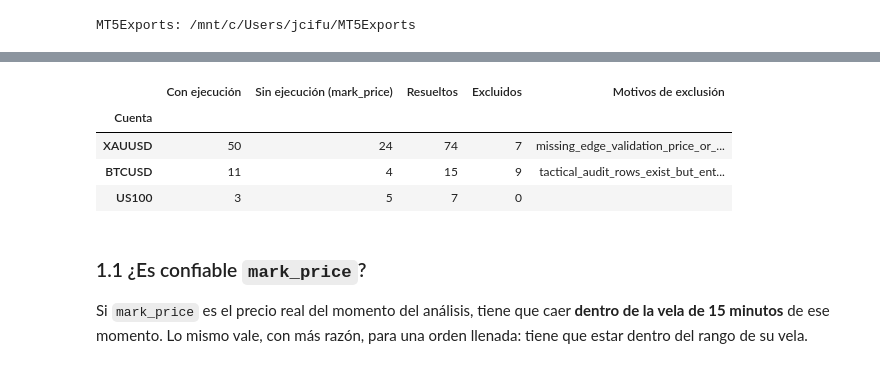
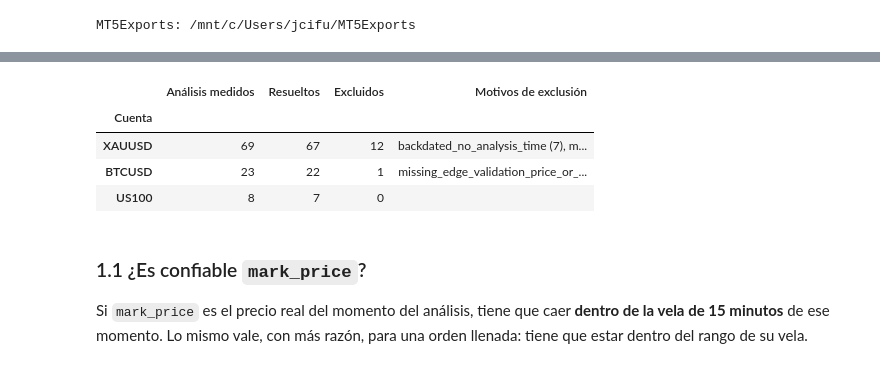
Before and after one commit to Jorgepyth/blast_master, a Jupyter notebook: jupyter/p2_edge_evaluation.ipynb, the cells around one changed output, grey strips where cells are left out. Cells and saved outputs as stored; diff of their text form; code cells hidden in the pictures.

```diff
--- a/jupyter/p2_edge_evaluation.ipynb
+++ b/jupyter/p2_edge_evaluation.ipynb
@@ -120,29 +138,30 @@ Además se validó `mark_price`, el precio que anotás al terminar un análisis.
 # %%
-# Carga de datos: una fila por análisis con niveles, más sus velas en el momento exacto del análisis.
-def cargar(nombre):
+# Carga de datos: una fila por análisis con niveles, medido en el momento del análisis
+# (created_at − 15 min) y solo con velas ya cerradas en ese momento (§1.3).
+def cargar(nombre, anchor_mode=ANCHOR_MODE_ANALYSIS, proveedor=CsvOHLCProvider, **kw):
     db, carpeta = CUENTAS[nombre]
-    prov = load_ohlc_provider_from_csv(os.path.join(MT5, carpeta))
-    rows, excl = assemble_p2_systematic_rows(open_readonly_session(db), prov, include_no_execution=True)
+    prov = proveedor(os.path.join(MT5, carpeta))
+    rows, excl = assemble_p2_systematic_rows(open_readonly_session(db), prov, include_no_execution=True,
+                                             anchor_mode=anchor_mode, **kw)
     return prov, rows, excl
 
 DATA = {n: cargar(n) for n in CUENTAS}
 resumen = []
 for n, (prov, rows, excl) in DATA.items():
     resumen.append({
         "Cuenta": n,
-        "Con ejecución": sum(r.timestamp_source == "tactical_audit" for r in rows),
-        "Sin ejecución (mark_price)": sum(r.timestamp_source == "mark_price" for r in rows),
+        "Análisis medidos": len(rows),
         "Resueltos": sum(not r.ground_truth_incompleto for r in rows),
         "Excluidos": len(excl),
         "Motivos de exclusión": ", ".join(f"{k} ({v})" for k, v in Counter(e.reason for e in excl).most_common()),
     })
 pd.DataFrame(resumen).set_index("Cuenta")
 # %% [output]
-|  | Con ejecución | Sin ejecución (mark_price) | Resueltos | Excluidos | Motivos de exclusión |
-| Cuenta |  |  |  |  |  |
-| XAUUSD | 50 | 24 | 74 | 7 | missing_edge_validation_price_or_... |
-| BTCUSD | 11 | 4 | 15 | 9 | tactical_audit_rows_exist_but_ent... |
-| US100 | 3 | 5 | 7 | 0 |  |
+|  | Análisis medidos | Resueltos | Excluidos | Motivos de exclusión |
+| Cuenta |  |  |  |  |
+| XAUUSD | 69 | 67 | 12 | backdated_no_analysis_time (7), m... |
+| BTCUSD | 23 | 22 | 1 | missing_edge_validation_price_or_... |
+| US100 | 8 | 7 | 0 |  |
 # %% [markdown]
 ### 1.1 ¿Es confiable `mark_price`?
 
```
Also changed, not shown: parts of 62 cells of this notebook, 6 other files.
